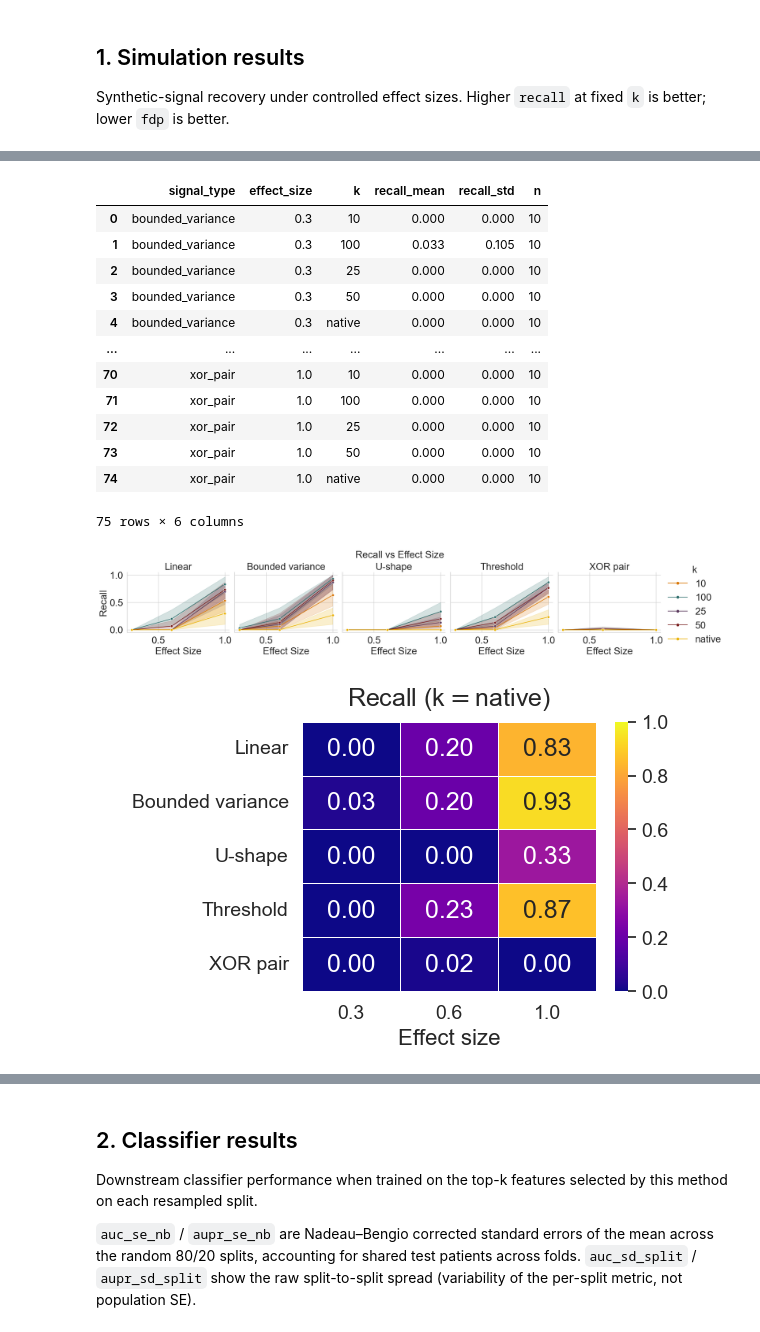
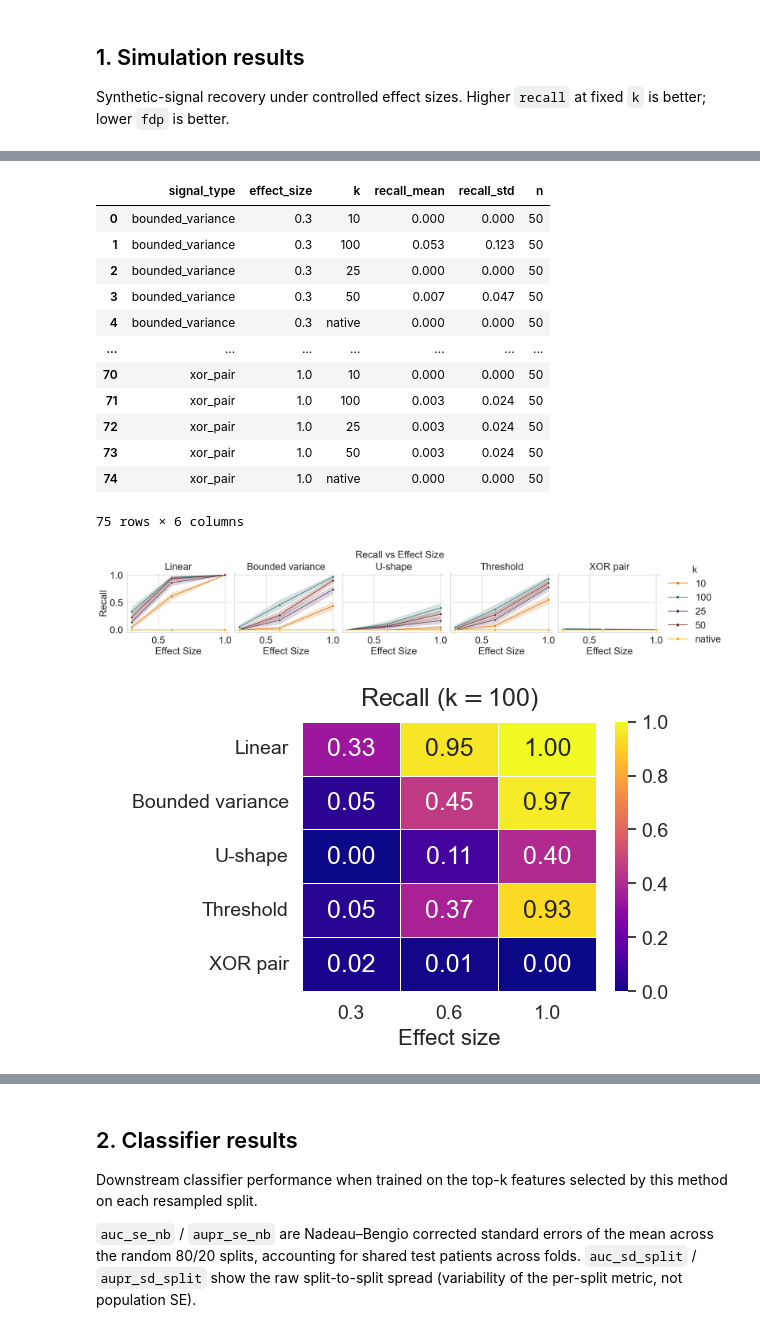
Before and after one commit to andreasjak/MSc26_Proteomics, a Jupyter notebook: notebooks/method_results.ipynb, the cells around one changed output, grey strips where cells are left out. Saved outputs shown, nothing was run; the diff lists cells and outputs as text; code cells hidden in the pictures.

```diff
--- a/notebooks/method_results.ipynb
+++ b/notebooks/method_results.ipynb
@@ -9,7 +9,7 @@ Sections:
 3. Stability diagnostics from resampling
 4. Final protein list + enrichment
 # %%
-METHOD = "mi"   # change this to switch the whole notebook
+METHOD = "rf_shap"   # change this to switch the whole notebook
 
 import json
 import sys
@@ -58,4 +58,7 @@ print(
     f"Nadeau-Bengio: n_samples={N_SAMPLES} test_size={TEST_SIZE:.4f} "
     f"-> n_train={N_TRAIN} n_test={N_TEST} (ratio={N_TEST / N_TRAIN:.4f})"
 )
+
+output_dir = Path(f"../results/figs/{METHOD}")
+output_dir.mkdir(parents=True, exist_ok=True)
 # %% [output]
@@ -128,17 +131,17 @@ recall_summary = (
 recall_summary.round(3)
 # %% [output]
 |  | signal_type | effect_size | k | recall_mean | recall_std | n |
-| 0 | bounded_variance | 0.3 | 10 | 0.000 | 0.000 | 10 |
-| 1 | bounded_variance | 0.3 | 100 | 0.033 | 0.105 | 10 |
-| 2 | bounded_variance | 0.3 | 25 | 0.000 | 0.000 | 10 |
-| 3 | bounded_variance | 0.3 | 50 | 0.000 | 0.000 | 10 |
-| 4 | bounded_variance | 0.3 | native | 0.000 | 0.000 | 10 |
+| 0 | bounded_variance | 0.3 | 10 | 0.000 | 0.000 | 50 |
+| 1 | bounded_variance | 0.3 | 100 | 0.053 | 0.123 | 50 |
+| 2 | bounded_variance | 0.3 | 25 | 0.000 | 0.000 | 50 |
+| 3 | bounded_variance | 0.3 | 50 | 0.007 | 0.047 | 50 |
+| 4 | bounded_variance | 0.3 | native | 0.000 | 0.000 | 50 |
 | ... | ... | ... | ... | ... | ... | ... |
-| 70 | xor_pair | 1.0 | 10 | 0.000 | 0.000 | 10 |
-| 71 | xor_pair | 1.0 | 100 | 0.000 | 0.000 | 10 |
-| 72 | xor_pair | 1.0 | 25 | 0.000 | 0.000 | 10 |
-| 73 | xor_pair | 1.0 | 50 | 0.000 | 0.000 | 10 |
-| 74 | xor_pair | 1.0 | native | 0.000 | 0.000 | 10 |
+| 70 | xor_pair | 1.0 | 10 | 0.000 | 0.000 | 50 |
+| 71 | xor_pair | 1.0 | 100 | 0.003 | 0.024 | 50 |
+| 72 | xor_pair | 1.0 | 25 | 0.003 | 0.024 | 50 |
+| 73 | xor_pair | 1.0 | 50 | 0.003 | 0.024 | 50 |
+| 74 | xor_pair | 1.0 | native | 0.000 | 0.000 | 50 |
 75 rows × 6 columns
 # %%
 def plot_recall_vs_effect_size(recall_df, show_native=True):
@@ -196,8 +199,6 @@ def plot_recall_vs_effect_size(recall_df, show_native=True):
     g.fig.subplots_adjust(top=0.85)
     sns.move_legend(g, loc="center right", bbox_to_anchor=(1.06, 0.5), fontsize = FONTSIZE_LEGEND)
 
-    output_dir = Path(f"../results/figs/{METHOD}")
-    output_dir.mkdir(parents=True, exist_ok=True)
     g.fig.savefig(output_dir / f"{METHOD}_recall_vs_effect.pdf", bbox_inches="tight", dpi=300)
     plt.show()
 
@@ -208,7 +209,7 @@ def plot_recall_vs_effect_size(recall_df, show_native=True):
 # Kör med native (t-test, MI)
 plot_recall_vs_effect_size(recall_df, show_native=True)
 # %% [output]
-[figure, old version]
+[figure, new version]
 # %%
 FONTSIZE_TITLE  = 18
 FONTSIZE_LABEL  = 16
@@ -227,37 +228,35 @@ title_map = {
     "linear": "Linear",
     "bounded_variance": "Bounded variance",
     "threshold": "Threshold",
     "u_shape": "U-shape",
     "xor_pair": "XOR pair",
 }
 
 fig, ax = plt.subplots(figsize=(6, 4))
 pivot = (
     sim_native.groupby(["signal_type", "effect_size"])["recall"].mean()
     .unstack("effect_size")
 )
 pivot.rename(index=title_map, inplace=True)
 pivot = pivot.reindex([title_map[s] for s in signal_order if s in title_map])
 sns.heatmap(
     pivot, annot=True, fmt=".2f",
     cmap=sns.color_palette("plasma", as_cmap=True),
     ax=ax, vmin=0, vmax=1, cbar_kws={"shrink": 1},
     annot_kws={"size": FONTSIZE_ANNOT},
     linewidths=0.5, linecolor="white",
 )
-ax.set_title(r"Recall (k$=$native)", fontsize=FONTSIZE_TITLE, y=1.03)
+ax.set_title(rf"Recall (k$=${k})", fontsize=FONTSIZE_TITLE, y=1.03)
 ax.set_xlabel("Effect size", fontsize=FONTSIZE_LABEL)
 ax.set_ylabel(" ", fontsize=FONTSIZE_LABEL)
 ax.tick_params(axis="both", labelsize=FONTSIZE_TICK)
 ax.collections[0].colorbar.ax.tick_params(labelsize=FONTSIZE_TICK)
 fig.tight_layout()
 
-output_dir = Path(f"../results/figs/{METHOD}")
-output_dir.mkdir(parents=True, exist_ok=True)
 fig.savefig(output_dir / f"{METHOD}_recall_heatmap_k{ k }.pdf", bbox_inches="tight", dpi=300)
 plt.show()
 # %% [output]
-[figure, old version]
+[figure, new version]
 # %%
 FONTSIZE_TITLE  = 20
 FONTSIZE_LABEL  = 18
```
Also changed, not shown: parts of 18 cells of this notebook, 1 other file.
